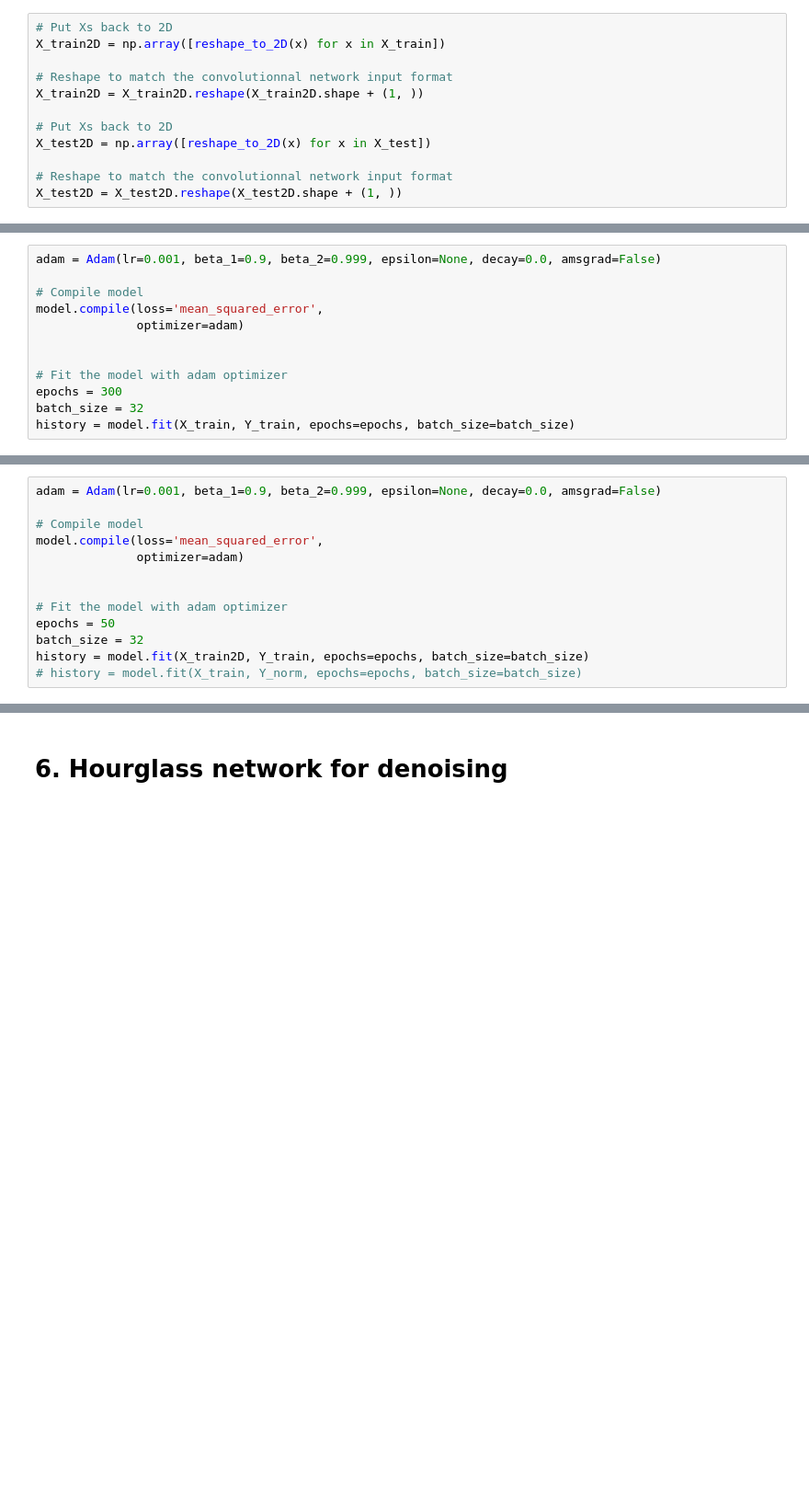
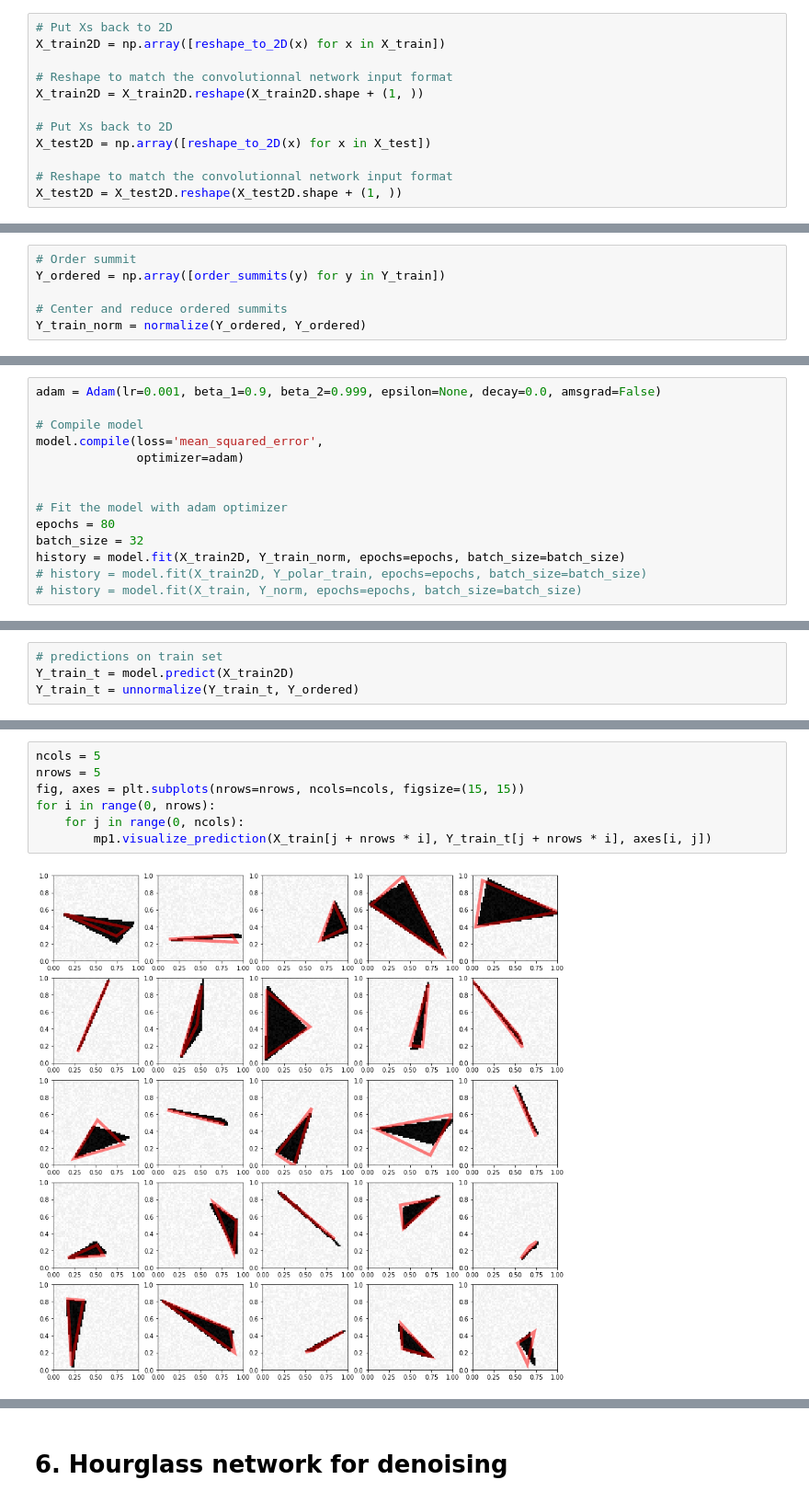
Before and after one commit to BoucheDimitri/DL1, a Jupyter notebook: TP1.ipynb, the cells around one changed output, grey strips where cells are left out. Shown: that part at 92% size. Saved outputs shown, nothing was run; the diff lists cells and outputs as text; blank space fills up the shorter version.

```diff
--- a/TP1.ipynb
+++ b/TP1.ipynb
@@ -365,0 +377,6 @@ model.add(Dense(units=6))
+# %%
+# Order summit
+Y_ordered = np.array([order_summits(y) for y in Y_train])
+
+# Center and reduce ordered summits
+Y_train_norm = normalize(Y_ordered, Y_ordered)
@@ -372,7 +469,9 @@ model.compile(loss='mean_squared_error',
 
 
 # Fit the model with adam optimizer
-epochs = 300
+epochs = 80
 batch_size = 32
-history = model.fit(X_train, Y_train, epochs=epochs, batch_size=batch_size)
+history = model.fit(X_train2D, Y_train_norm, epochs=epochs, batch_size=batch_size)
+# history = model.fit(X_train2D, Y_polar_train, epochs=epochs, batch_size=batch_size)
+# history = model.fit(X_train, Y_norm, epochs=epochs, batch_size=batch_size)
 # %% [output]
@@ -453,13 +494,0 @@ model.add(Dense(units=6))
-# %%
-adam = Adam(lr=0.001, beta_1=0.9, beta_2=0.999, epsilon=None, decay=0.0, amsgrad=False)
-
-# Compile model
-model.compile(loss='mean_squared_error',
-              optimizer=adam)
-
-
-# Fit the model with adam optimizer
-epochs = 50
-batch_size = 32
-history = model.fit(X_train2D, Y_train, epochs=epochs, batch_size=batch_size)
-# history = model.fit(X_train, Y_norm, epochs=epochs, batch_size=batch_size)
@@ -511,0 +499,4 @@ mp1.visualize_prediction(X_test[0], Y_test[0])
+# %%
+# predictions on train set
+Y_train_t = model.predict(X_train2D)
+Y_train_t = unnormalize(Y_train_t, Y_ordered)
@@ -511,0 +505,9 @@ mp1.visualize_prediction(X_test[0], Y_test[0])
+# %%
+ncols = 5
+nrows = 5
+fig, axes = plt.subplots(nrows=nrows, ncols=ncols, figsize=(15, 15))
+for i in range(0, nrows):
+    for j in range(0, ncols):
+        mp1.visualize_prediction(X_train[j + nrows * i], Y_train_t[j + nrows * i], axes[i, j])
+# %% [output]
+[figure, added]
```
Also changed, not shown: parts of 29 cells of this notebook, 1 other file.
